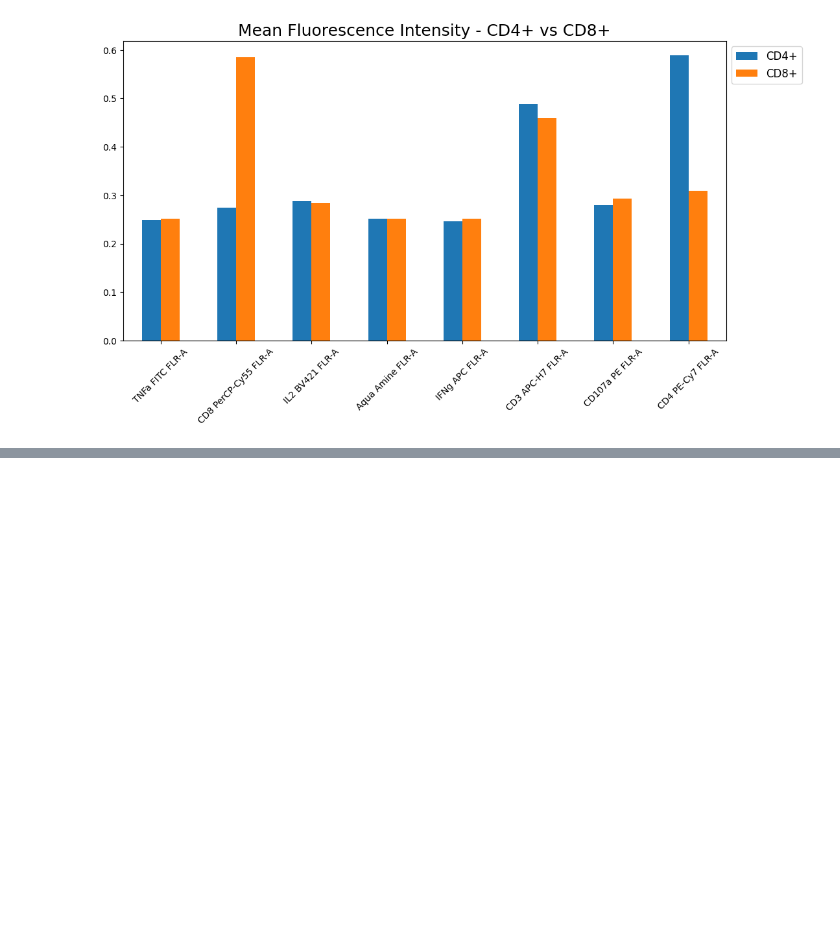
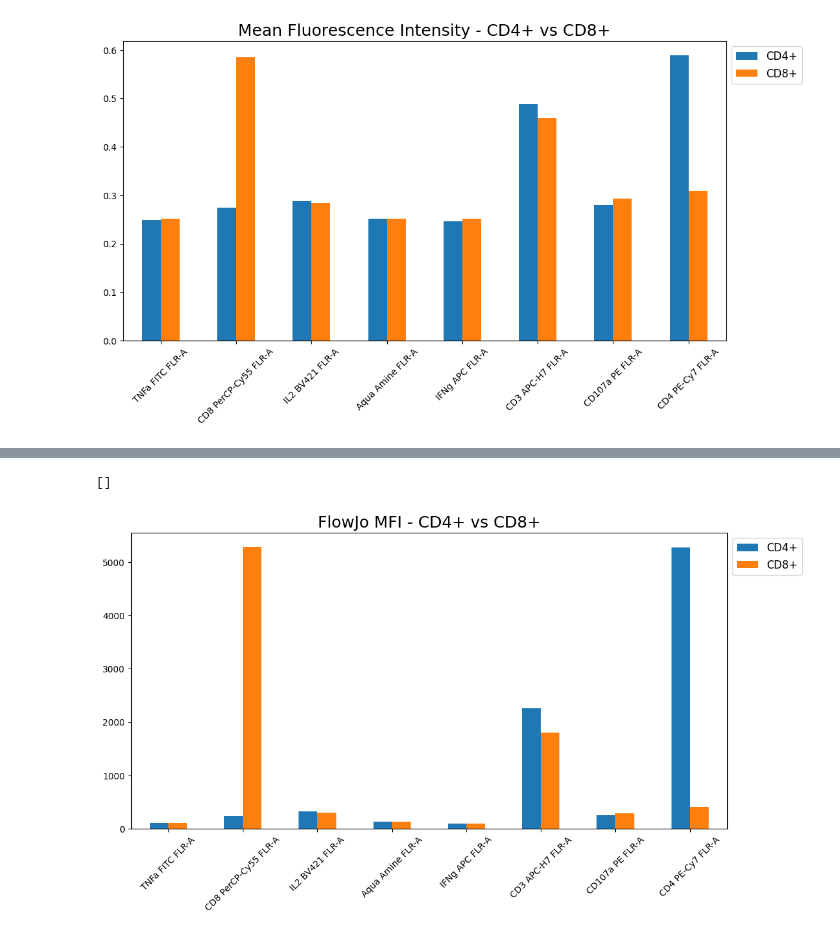
Before and after one commit to whitews/FlowKit, a Jupyter notebook: docs/notebooks/advanced/compare-mfi-of-gated-events.ipynb, the cells around one changed output, grey strips where cells are left out. Saved outputs shown, nothing was run; the diff lists cells and outputs as text; code cells hidden in the pictures; blank space fills up the shorter version.

```diff
--- a/docs/notebooks/advanced/compare-mfi-of-gated-events.ipynb
+++ b/docs/notebooks/advanced/compare-mfi-of-gated-events.ipynb
@@ -142,0 +152,10 @@ ax.plot()
+# %%
+# Use the 'source' kwarg to specify just the compensated events
+cd4_events_comp = workspace.get_gate_events(sample_id, cd4_gate_name, source='comp')
+cd8_events_comp = workspace.get_gate_events(sample_id, cd8_gate_name, source='comp')
+# %%
+# Calculate the median on those extracted gated populations
+cd4_fj_mfi = cd4_events_comp[fluoro_labels].median()
+cd8_fj_mfi = cd8_events_comp[fluoro_labels].median()
+# %%
+fj_mfi_comparison = pd.DataFrame([cd4_fj_mfi, cd8_fj_mfi], index=[cd4_gate_name, cd8_gate_name])
@@ -142,0 +168,2 @@ ax.plot()
+# %%
+fj_mfi_comparison = fj_mfi_comparison.transpose()
@@ -142,0 +182,9 @@ ax.plot()
+# %%
+ax = fj_mfi_comparison.plot.bar(figsize=(12, 6))
+ax.set_title("FlowJo MFI - CD4+ vs CD8+", color='black', fontsize=18)
+ax.legend(bbox_to_anchor=(1.0, 1.0), fontsize=12)
+ax.set_xticklabels(ax.get_xticklabels(), rotation=45)
+ax.plot()
+# %% [output]
+[]
+[figure, added]
```
Also changed, not shown: parts of 12 cells of this notebook.
